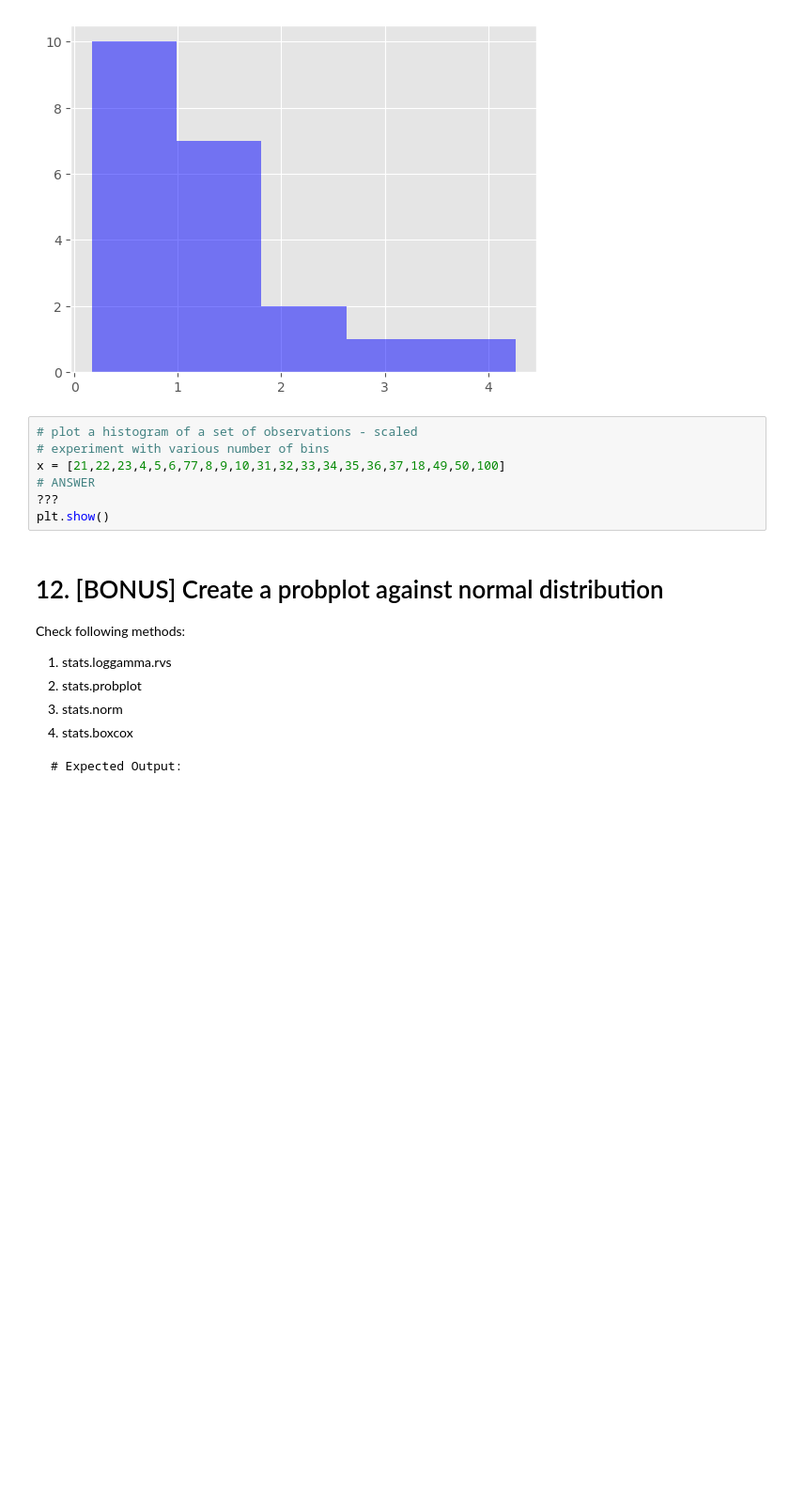
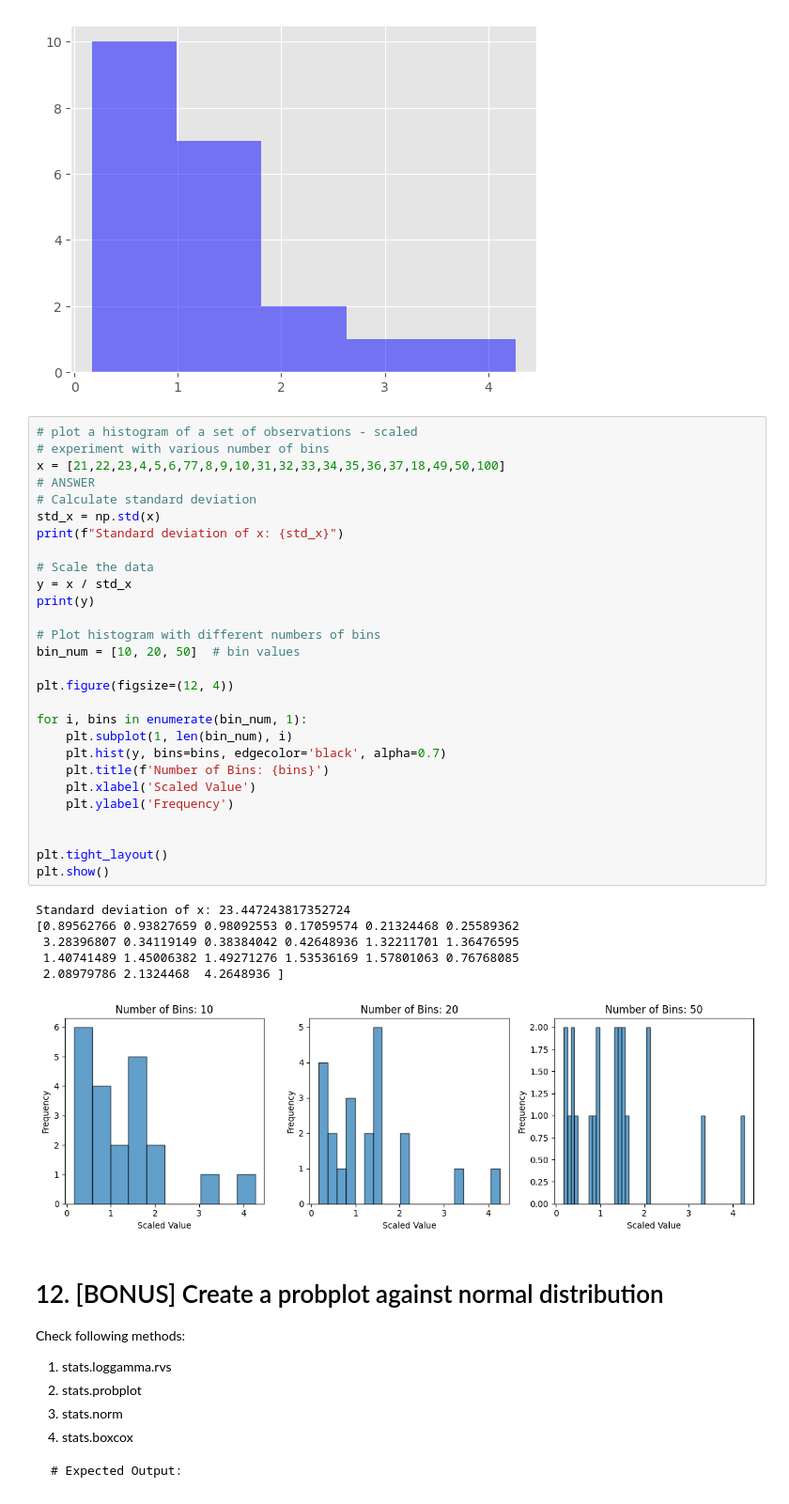
Before and after one commit to sameerhingoro/IOD, a Jupyter notebook: IOD_Lab_1_2_3_Statistics.ipynb, the cells around one changed output. Shown at 94% size. Drawn from its saved outputs; the diff is of its cells as text; blank space fills up the shorter version.

```diff
--- a/IOD_Lab_1_2_3_Statistics.ipynb
+++ b/IOD_Lab_1_2_3_Statistics.ipynb
@@ -356,10 +354,38 @@ Set y as:
 # %%
 # plot a histogram of a set of observations - scaled
 # experiment with various number of bins
 x = [21,22,23,4,5,6,77,8,9,10,31,32,33,34,35,36,37,18,49,50,100]
 # ANSWER
-???
+# Calculate standard deviation
+std_x = np.std(x)
+print(f"Standard deviation of x: {std_x}")
+
+# Scale the data
+y = x / std_x
+print(y)
+
+# Plot histogram with different numbers of bins
+bin_num = [10, 20, 50]  # bin values
+
+plt.figure(figsize=(12, 4))
+
+for i, bins in enumerate(bin_num, 1):
+    plt.subplot(1, len(bin_num), i)
+    plt.hist(y, bins=bins, edgecolor='black', alpha=0.7)
+    plt.title(f'Number of Bins: {bins}')
+    plt.xlabel('Scaled Value')
+    plt.ylabel('Frequency')
+
+
+plt.tight_layout()
 plt.show()
+# %% [output]
+Standard deviation of x: 23.447243817352724
+[0.89562766 0.93827659 0.98092553 0.17059574 0.21324468 0.25589362
+ 3.28396807 0.34119149 0.38384042 0.42648936 1.32211701 1.36476595
+ 1.40741489 1.45006382 1.49271276 1.53536169 1.57801063 0.76768085
+ 2.08979786 2.1324468  4.2648936 ]
+[figure, added]
 # %% [markdown]
 # 12. [BONUS] Create a probplot against normal distribution
 
```
Also changed, not shown: parts of 1 cell of this notebook.
